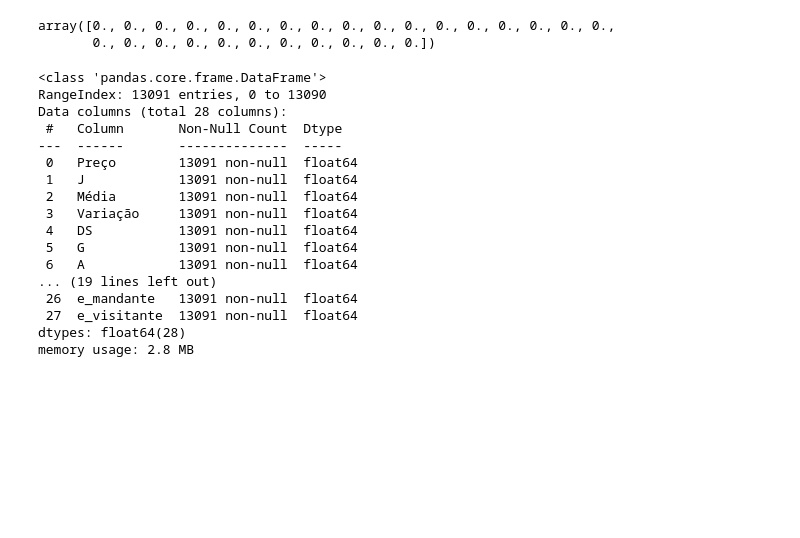
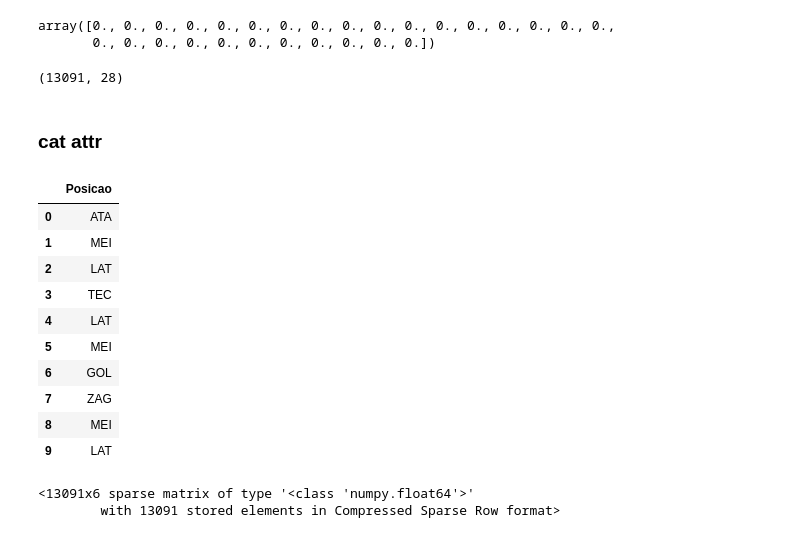
Before and after one commit to carlooshh/handson-cartola-ml, a Jupyter notebook: cartola-ml.ipynb, the cells around one changed output. Saved outputs shown, nothing was run; the diff lists cells and outputs as text; code cells hidden in the pictures; blank space fills up the shorter version.

```diff
--- a/cartola-ml.ipynb
+++ b/cartola-ml.ipynb
@@ -297,22 +297,32 @@ X = imputer.transform(scouts_num)
 # %%
 scouts_tr = pd.DataFrame(X, columns=scouts_num.columns)
 # %%
-scouts_tr.info()
+scouts_tr.shape
 # %% [output]
-<class 'pandas.core.frame.DataFrame'>
-RangeIndex: 13091 entries, 0 to 13090
-Data columns (total 28 columns):
- #   Column       Non-Null Count  Dtype
----  ------       --------------  -----
- 0   Preço        13091 non-null  float64
- 1   J            13091 non-null  float64
- 2   Média        13091 non-null  float64
- 3   Variação     13091 non-null  float64
- 4   DS           13091 non-null  float64
- 5   G            13091 non-null  float64
- 6   A            13091 non-null  float64
-... (19 lines left out)
- 26  e_mandante   13091 non-null  float64
- 27  e_visitante  13091 non-null  float64
-dtypes: float64(28)
-memory usage: 2.8 MB
+(13091, 28)
+# %% [markdown]
+### cat attr
+# %%
+scouts_cat = scouts[["Posicao"]]
+scouts_cat.head(10)
+# %% [output]
+|  | Posicao |
+| 0 | ATA |
+| 1 | MEI |
+| 2 | LAT |
+| 3 | TEC |
+| 4 | LAT |
+| 5 | MEI |
+| 6 | GOL |
+| 7 | ZAG |
+| 8 | MEI |
+| 9 | LAT |
+# %%
+from sklearn.preprocessing import OneHotEncoder
+
+cat_encoder = OneHotEncoder()
+scouts_cat_1hot = cat_encoder.fit_transform(scouts_cat)
+scouts_cat_1hot
+# %% [output]
+<13091x6 sparse matrix of type '<class 'numpy.float64'>'
+        with 13091 stored elements in Compressed Sparse Row format>
```
Also changed, not shown: parts of 15 cells of this notebook, 1 other file.
